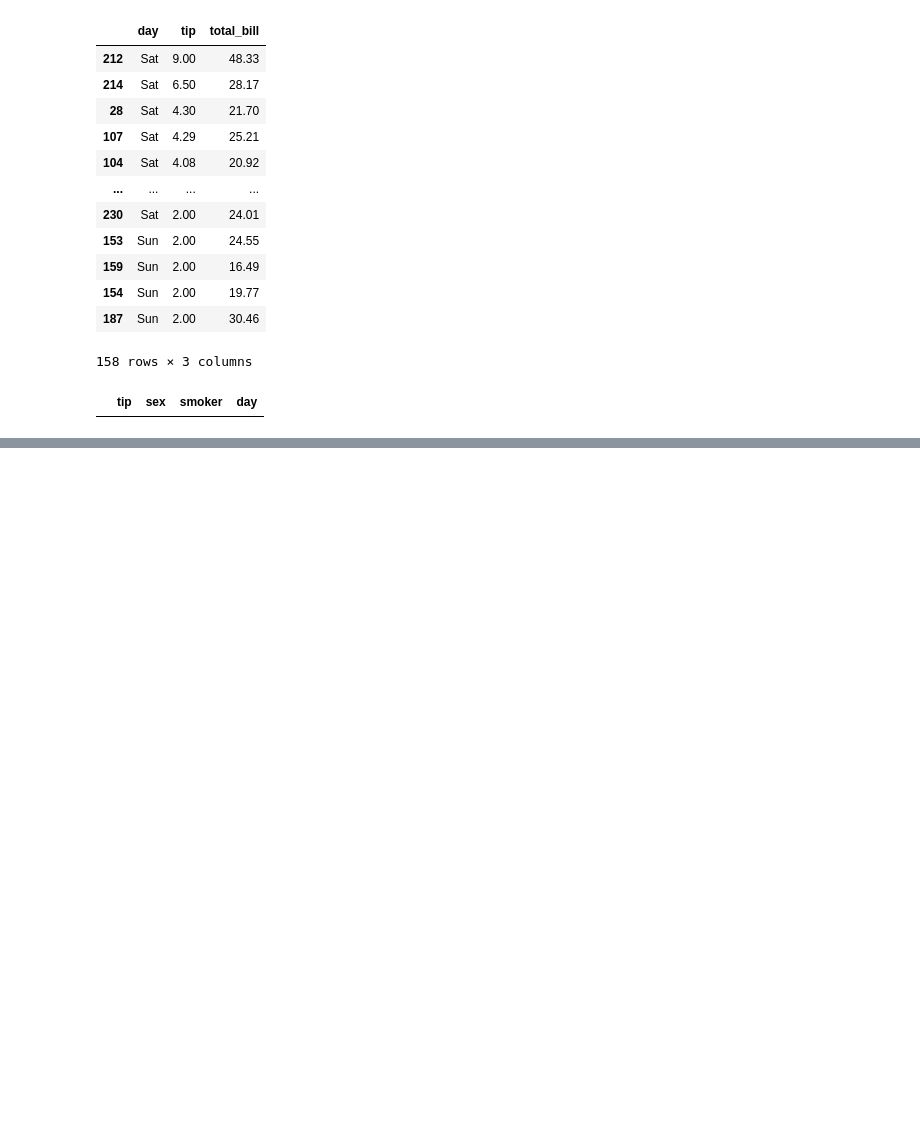
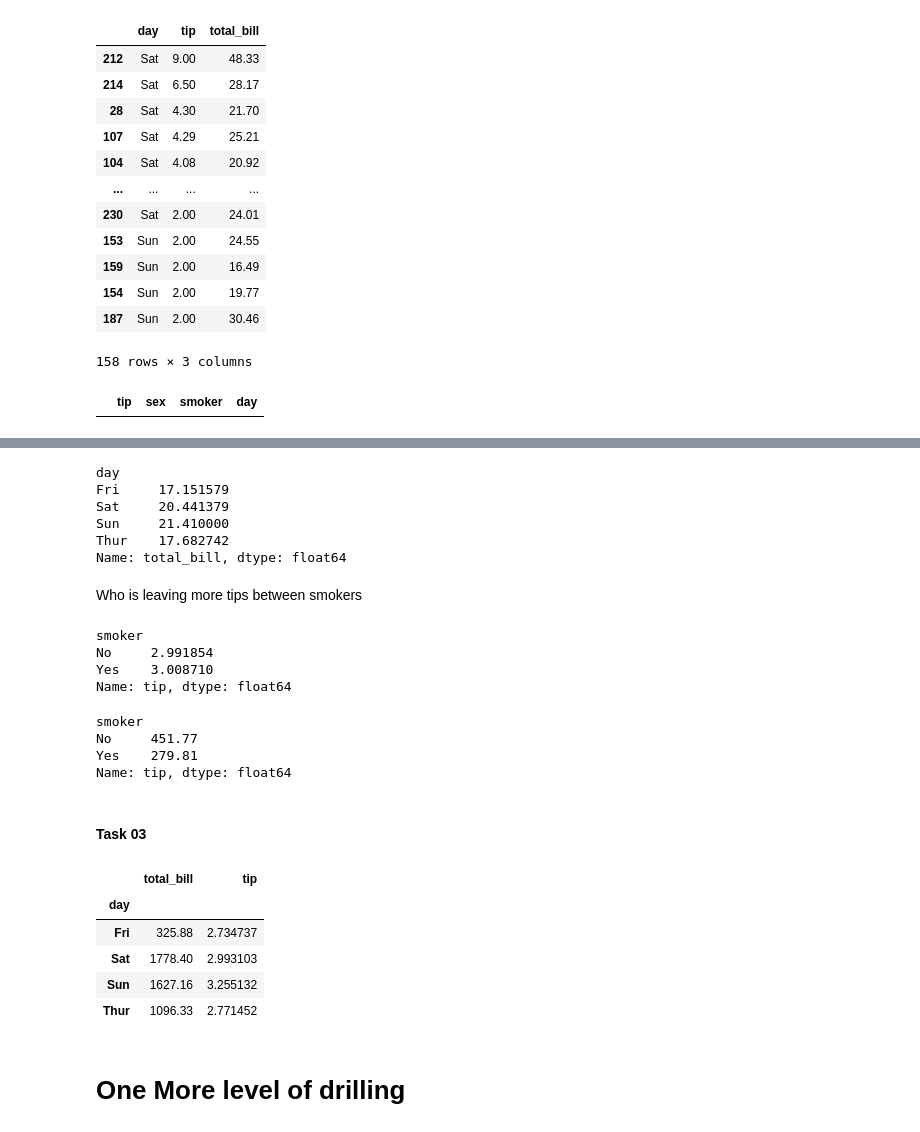
Before and after one commit to Dzithendo31/PythonCourse, a Jupyter notebook: day16pandas.ipynb, the cells around one changed output, grey strips where cells are left out. Drawn from its saved outputs; the diff is of its cells as text; code cells hidden in the pictures; blank space fills up the shorter version.

```diff
--- a/day16pandas.ipynb
+++ b/day16pandas.ipynb
@@ -348,0 +375,38 @@ column
+# %%
+tips_df.groupby('day')['total_bill'].mean()
+# %% [output]
+day
+Fri     17.151579
+Sat     20.441379
+Sun     21.410000
+Thur    17.682742
+Name: total_bill, dtype: float64
+# %% [markdown]
+Who is leaving more tips between smokers
+# %%
+tips_df.groupby('smoker')['tip'].mean()
+# %% [output]
+smoker
+No     2.991854
+Yes    3.008710
+Name: tip, dtype: float64
+# %%
+tips_df.groupby('smoker')['tip'].sum()
+# %% [output]
+smoker
+No     451.77
+Yes    279.81
+Name: tip, dtype: float64
+# %% [markdown]
+#### Task 03
+# %%
+tips_df.groupby('day').aggregate({'total_bill':'sum','tip':'mean'})
+# %% [output]
+|  | total_bill | tip |
+| day |  |  |
+| Fri | 325.88 | 2.734737 |
+| Sat | 1778.40 | 2.993103 |
+| Sun | 1627.16 | 3.255132 |
+| Thur | 1096.33 | 2.771452 |
+# %% [markdown]
+# One More level of drilling
```
Also changed, not shown: parts of 18 cells of this notebook, 1 other file.
